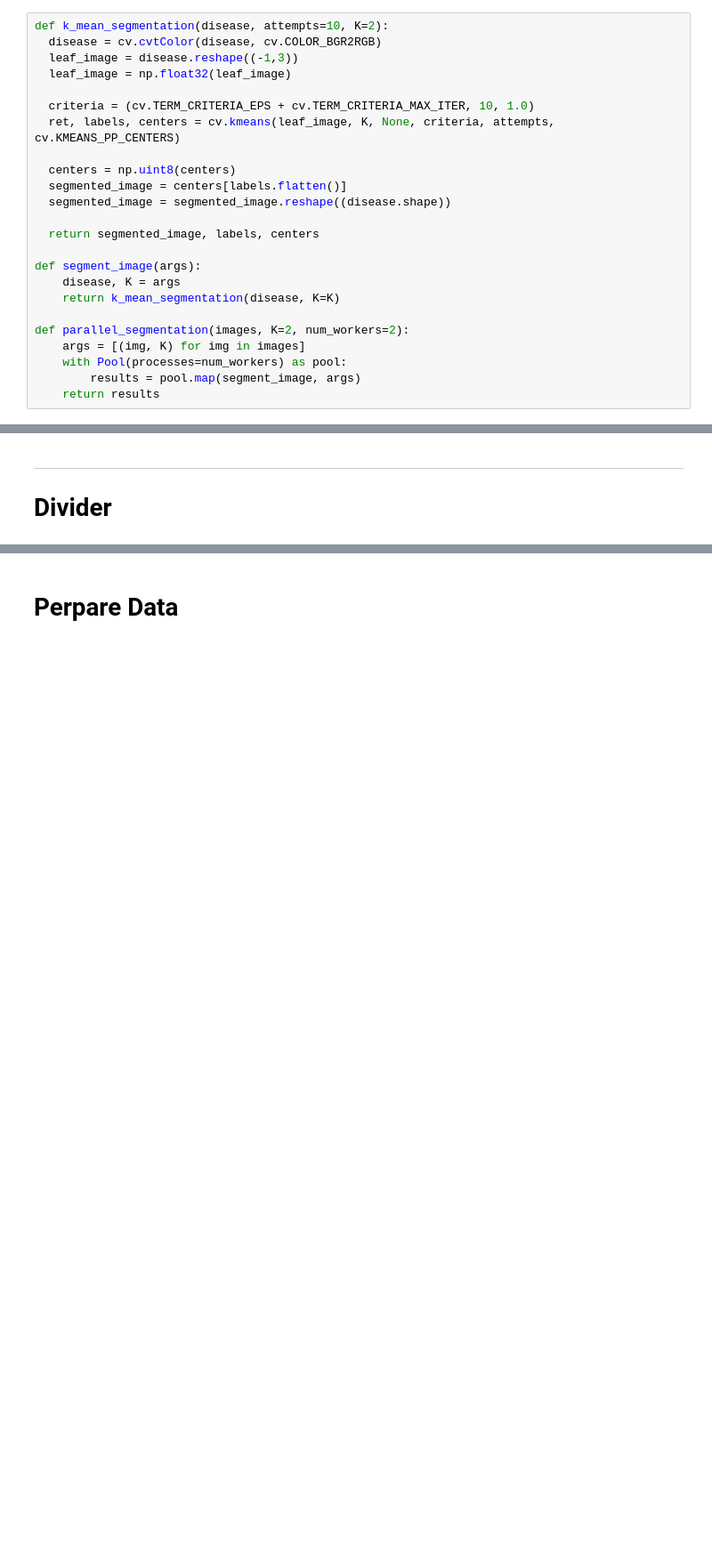
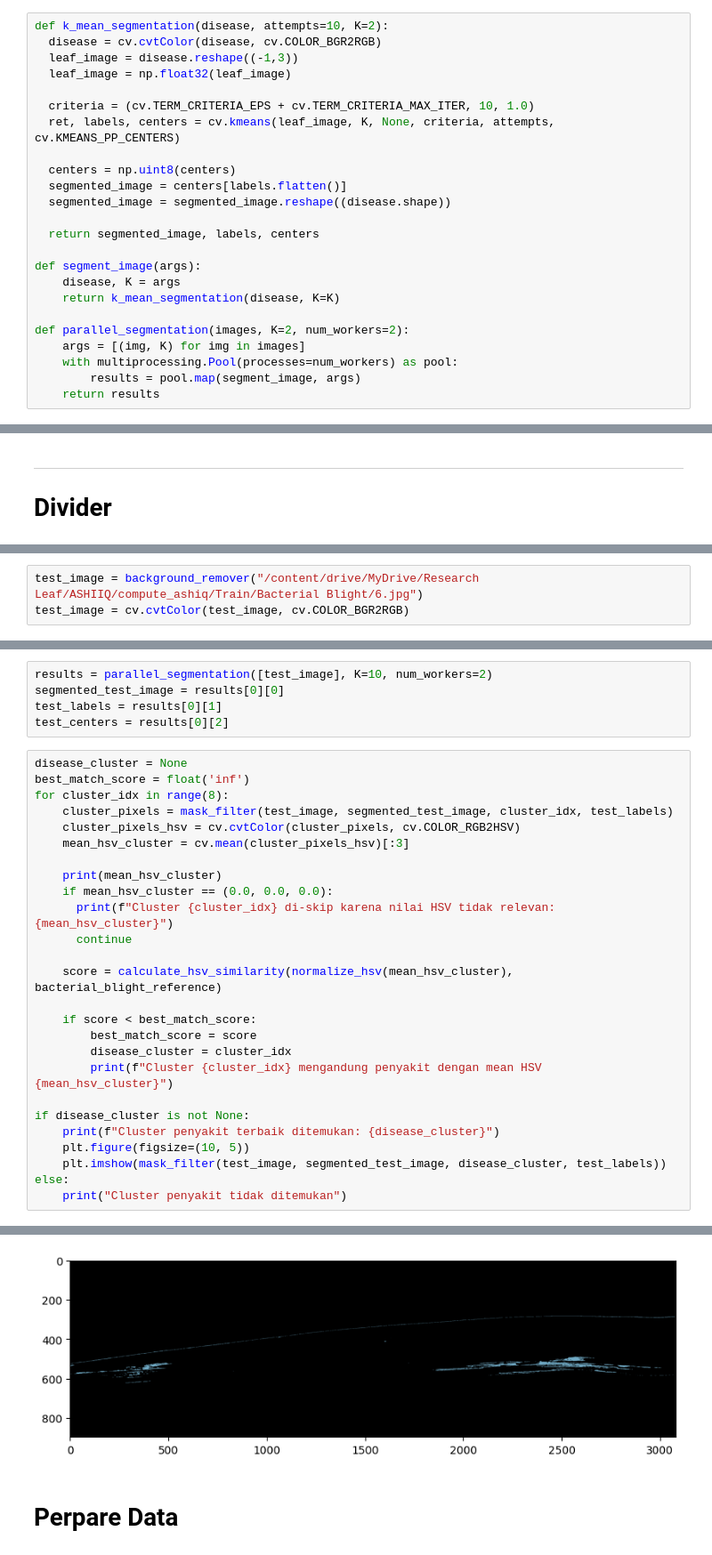
Before and after one commit to maevlava/paddy-leaf, a Jupyter notebook: K segmentation.ipynb, the cells around one changed output, grey strips where cells are left out. Shown: that part at 89% size. Drawn from its saved outputs; the diff is of its cells as text; blank space fills up the shorter version.

```diff
--- a/K segmentation.ipynb
+++ b/K segmentation.ipynb
@@ -286,7 +296,7 @@ def segment_image(args):
 
 def parallel_segmentation(images, K=2, num_workers=2):
     args = [(img, K) for img in images]
-    with Pool(processes=num_workers) as pool:
+    with multiprocessing.Pool(processes=num_workers) as pool:
         results = pool.map(segment_image, args)
     return results
 # %%
@@ -389,0 +413,3 @@ Cluster penyakit terbaik ditemukan: 2
+# %%
+test_image = background_remover("/content/drive/MyDrive/Research Leaf/ASHIIQ/compute_ashiq/Train/Bacterial Blight/6.jpg")
+test_image = cv.cvtColor(test_image, cv.COLOR_BGR2RGB)
@@ -389,0 +430,32 @@ Cluster penyakit terbaik ditemukan: 2
+# %%
+results = parallel_segmentation([test_image], K=10, num_workers=2)
+segmented_test_image = results[0][0]
+test_labels = results[0][1]
+test_centers = results[0][2]
+# %%
+disease_cluster = None
+best_match_score = float('inf')
+for cluster_idx in range(8):
+    cluster_pixels = mask_filter(test_image, segmented_test_image, cluster_idx, test_labels)
+    cluster_pixels_hsv = cv.cvtColor(cluster_pixels, cv.COLOR_RGB2HSV)
+    mean_hsv_cluster = cv.mean(cluster_pixels_hsv)[:3]
+
+    print(mean_hsv_cluster)
+    if mean_hsv_cluster == (0.0, 0.0, 0.0):
+      print(f"Cluster {cluster_idx} di-skip karena nilai HSV tidak relevan: {mean_hsv_cluster}")
+      continue
+
+    score = calculate_hsv_similarity(normalize_hsv(mean_hsv_cluster), bacterial_blight_reference)
+
+    if score < best_match_score:
+        best_match_score = score
+        disease_cluster = cluster_idx
+        print(f"Cluster {cluster_idx} mengandung penyakit dengan mean HSV {mean_hsv_cluster}")
+
+if disease_cluster is not None:
+    print(f"Cluster penyakit terbaik ditemukan: {disease_cluster}")
+    plt.figure(figsize=(10, 5))
+    plt.imshow(mask_filter(test_image, segmented_test_image, disease_cluster, test_labels))
+else:
+    print("Cluster penyakit tidak ditemukan")
+# %% [output]
@@ -390,2 +474,3 @@ Cluster penyakit terbaik ditemukan: 2
+[figure, added]
 # %% [markdown]
 # Perpare Data
```
Also changed, not shown: parts of 35 cells of this notebook.
